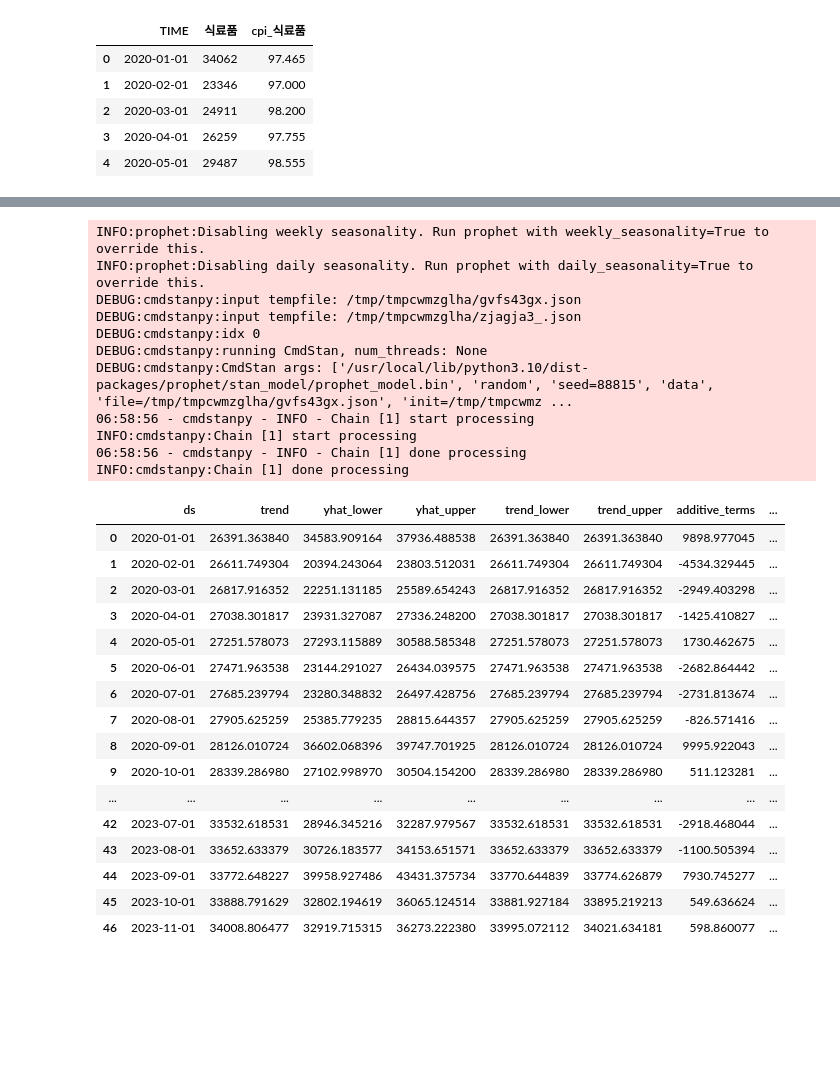
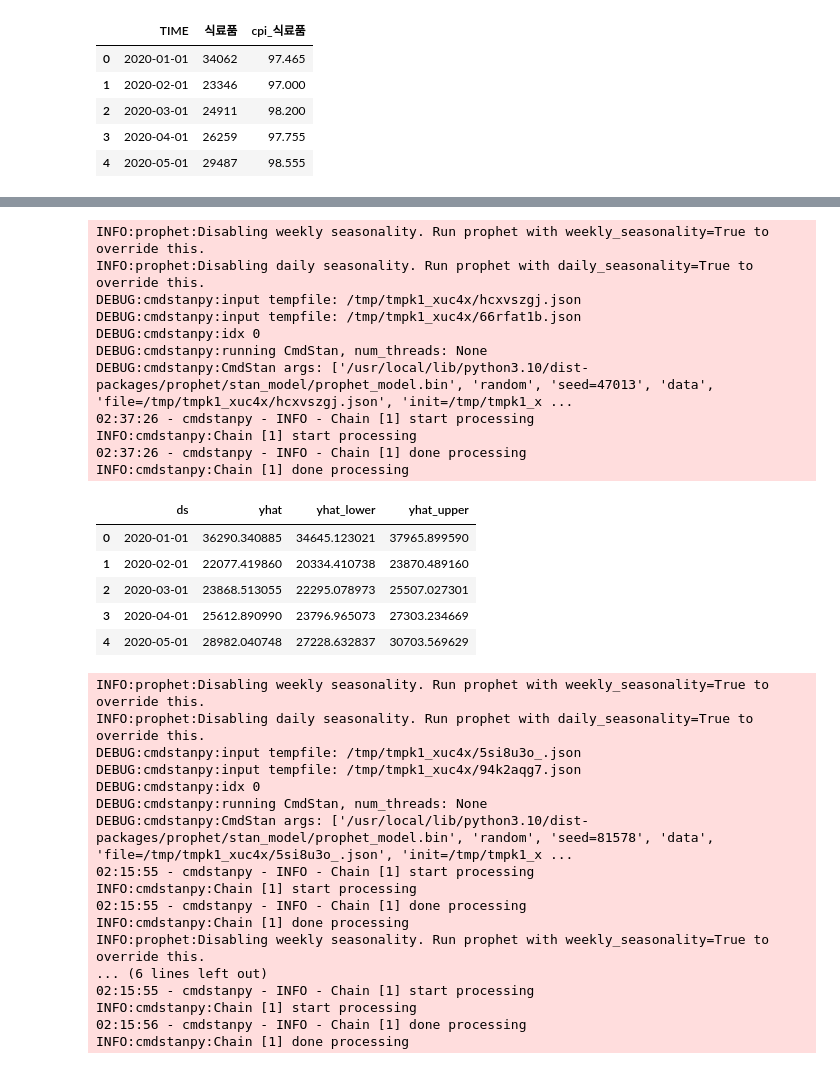
Before and after one commit to yonggaljjw/AI-Chat-Bot-Proj, a Jupyter notebook: hoseop/CPI_PCE_시계열예측.ipynb, the cells around one changed output, grey strips where cells are left out. Saved outputs shown, nothing was run; the diff lists cells and outputs as text; code cells hidden in the pictures; blank space fills up the shorter version.

```diff
--- a/hoseop/CPI_PCE_시계열예측.ipynb
+++ b/hoseop/CPI_PCE_시계열예측.ipynb
@@ -735,33 +735,43 @@ INFO:cmdstanpy:Chain [1] start processing
 INFO:cmdstanpy:Chain [1] done processing
 [figure]
-# %%
-forecast_future(eat_df, '식료품')
-# %% [output]
-INFO:prophet:Disabling weekly seasonality. Run prophet with weekly_seasonality=True to override this.
-INFO:prophet:Disabling daily seasonality. Run prophet with daily_seasonality=True to override this.
-DEBUG:cmdstanpy:input tempfile: /tmp/tmpcwmzglha/gvfs43gx.json
-DEBUG:cmdstanpy:input tempfile: /tmp/tmpcwmzglha/zjagja3_.json
-DEBUG:cmdstanpy:idx 0
-DEBUG:cmdstanpy:running CmdStan, num_threads: None
-DEBUG:cmdstanpy:CmdStan args: ['/usr/local/lib/python3.10/dist-packages/prophet/stan_model/prophet_model.bin', 'random', 'seed=88815', 'data', 'file=/tmp/tmpcwmzglha/gvfs43gx.json', 'init=/tmp/tmpcwmz ...
-06:58:56 - cmdstanpy - INFO - Chain [1] start processing
-INFO:cmdstanpy:Chain [1] start processing
-06:58:56 - cmdstanpy - INFO - Chain [1] done processing
-INFO:cmdstanpy:Chain [1] done processing
-|  | ds | trend | yhat_lower | yhat_upper | trend_lower | trend_upper | additive_terms | ... |
-| 0 | 2020-01-01 | 26391.363840 | 34583.909164 | 37936.488538 | 26391.363840 | 26391.363840 | 9898.977045 | ... |
-| 1 | 2020-02-01 | 26611.749304 | 20394.243064 | 23803.512031 | 26611.749304 | 26611.749304 | -4534.329445 | ... |
-| 2 | 2020-03-01 | 26817.916352 | 22251.131185 | 25589.654243 | 26817.916352 | 26817.916352 | -2949.403298 | ... |
-| 3 | 2020-04-01 | 27038.301817 | 23931.327087 | 27336.248200 | 27038.301817 | 27038.301817 | -1425.410827 | ... |
-| 4 | 2020-05-01 | 27251.578073 | 27293.115889 | 30588.585348 | 27251.578073 | 27251.578073 | 1730.462675 | ... |
-| 5 | 2020-06-01 | 27471.963538 | 23144.291027 | 26434.039575 | 27471.963538 | 27471.963538 | -2682.864442 | ... |
-| 6 | 2020-07-01 | 27685.239794 | 23280.348832 | 26497.428756 | 27685.239794 | 27685.239794 | -2731.813674 | ... |
-| 7 | 2020-08-01 | 27905.625259 | 25385.779235 | 28815.644357 | 27905.625259 | 27905.625259 | -826.571416 | ... |
-| 8 | 2020-09-01 | 28126.010724 | 36602.068396 | 39747.701925 | 28126.010724 | 28126.010724 | 9995.922043 | ... |
-| 9 | 2020-10-01 | 28339.286980 | 27102.998970 | 30504.154200 | 28339.286980 | 28339.286980 | 511.123281 | ... |
-| ... | ... | ... | ... | ... | ... | ... | ... | ... |
-| 42 | 2023-07-01 | 33532.618531 | 28946.345216 | 32287.979567 | 33532.618531 | 33532.618531 | -2918.468044 | ... |
-| 43 | 2023-08-01 | 33652.633379 | 30726.183577 | 34153.651571 | 33652.633379 | 33652.633379 | -1100.505394 | ... |
-| 44 | 2023-09-01 | 33772.648227 | 39958.927486 | 43431.375734 | 33770.644839 | 33774.626879 | 7930.745277 | ... |
-| 45 | 2023-10-01 | 33888.791629 | 32802.194619 | 36065.124514 | 33881.927184 | 33895.219213 | 549.636624 | ... |
-| 46 | 2023-11-01 | 34008.806477 | 32919.715315 | 36273.222380 | 33995.072112 | 34021.634181 | 598.860077 | ... |
+# %%
+forecast_future(eat_df, eat_df.columns[1]).head()
+# %% [output]
+INFO:prophet:Disabling weekly seasonality. Run prophet with weekly_seasonality=True to override this.
+INFO:prophet:Disabling daily seasonality. Run prophet with daily_seasonality=True to override this.
+DEBUG:cmdstanpy:input tempfile: /tmp/tmpk1_xuc4x/hcxvszgj.json
+DEBUG:cmdstanpy:input tempfile: /tmp/tmpk1_xuc4x/66rfat1b.json
+DEBUG:cmdstanpy:idx 0
+DEBUG:cmdstanpy:running CmdStan, num_threads: None
+DEBUG:cmdstanpy:CmdStan args: ['/usr/local/lib/python3.10/dist-packages/prophet/stan_model/prophet_model.bin', 'random', 'seed=47013', 'data', 'file=/tmp/tmpk1_xuc4x/hcxvszgj.json', 'init=/tmp/tmpk1_x ...
+02:37:26 - cmdstanpy - INFO - Chain [1] start processing
+INFO:cmdstanpy:Chain [1] start processing
+02:37:26 - cmdstanpy - INFO - Chain [1] done processing
+INFO:cmdstanpy:Chain [1] done processing
+|  | ds | yhat | yhat_lower | yhat_upper |
+| 0 | 2020-01-01 | 36290.340885 | 34645.123021 | 37965.899590 |
+| 1 | 2020-02-01 | 22077.419860 | 20334.410738 | 23870.489160 |
+| 2 | 2020-03-01 | 23868.513055 | 22295.078973 | 25507.027301 |
+| 3 | 2020-04-01 | 25612.890990 | 23796.965073 | 27303.234669 |
+| 4 | 2020-05-01 | 28982.040748 | 27228.632837 | 30703.569629 |
+# %%
+pce_eat_df = forecast_future(eat_df, eat_df.columns[1])
+cpi_eat_df = forecast_future(eat_df, eat_df.columns[2])
+# %% [output]
+INFO:prophet:Disabling weekly seasonality. Run prophet with weekly_seasonality=True to override this.
+INFO:prophet:Disabling daily seasonality. Run prophet with daily_seasonality=True to override this.
+DEBUG:cmdstanpy:input tempfile: /tmp/tmpk1_xuc4x/5si8u3o_.json
+DEBUG:cmdstanpy:input tempfile: /tmp/tmpk1_xuc4x/94k2aqg7.json
+DEBUG:cmdstanpy:idx 0
+DEBUG:cmdstanpy:running CmdStan, num_threads: None
+DEBUG:cmdstanpy:CmdStan args: ['/usr/local/lib/python3.10/dist-packages/prophet/stan_model/prophet_model.bin', 'random', 'seed=81578', 'data', 'file=/tmp/tmpk1_xuc4x/5si8u3o_.json', 'init=/tmp/tmpk1_x ...
+02:15:55 - cmdstanpy - INFO - Chain [1] start processing
+INFO:cmdstanpy:Chain [1] start processing
+02:15:55 - cmdstanpy - INFO - Chain [1] done processing
+INFO:cmdstanpy:Chain [1] done processing
+INFO:prophet:Disabling weekly seasonality. Run prophet with weekly_seasonality=True to override this.
+... (6 lines left out)
+02:15:55 - cmdstanpy - INFO - Chain [1] start processing
+INFO:cmdstanpy:Chain [1] start processing
+02:15:56 - cmdstanpy - INFO - Chain [1] done processing
+INFO:cmdstanpy:Chain [1] done processing
```
Also changed, not shown: parts of 11 cells of this notebook, 12 other files.
